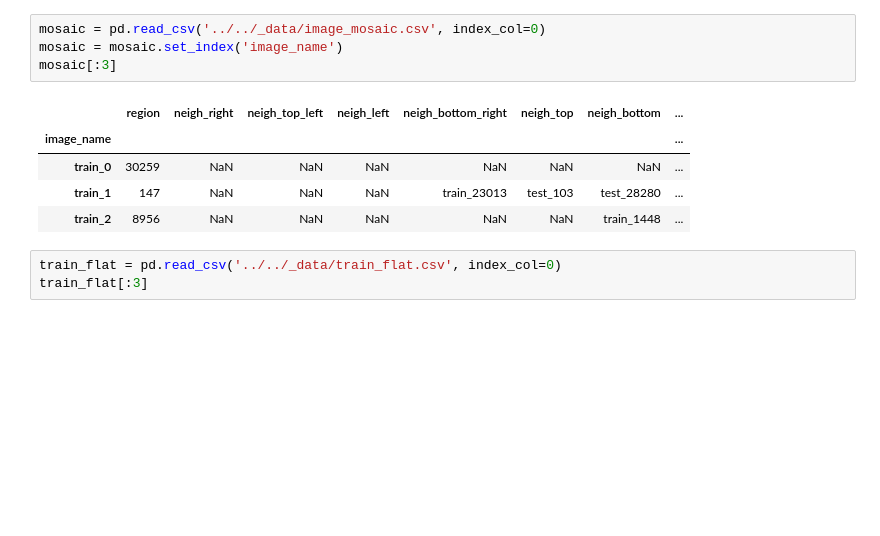
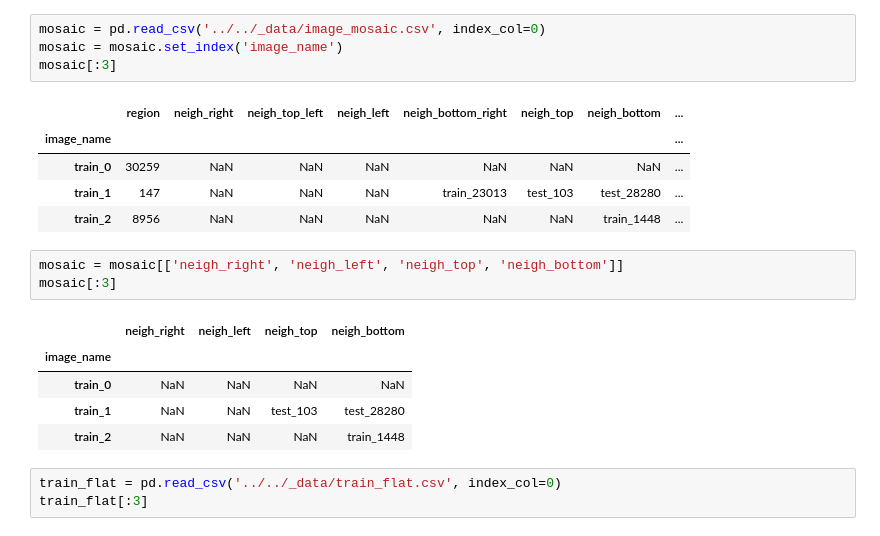
Before and after one commit to lopuhin/kaggle-amazon-2017, a Jupyter notebook: notebooks/stitching features.ipynb, the cells around one changed output. Cells and saved outputs as stored; diff of their text form; blank space fills up the shorter version.

Commit message:
Remove diagonal neighbours

```diff
--- a/notebooks/stitching features.ipynb
+++ b/notebooks/stitching features.ipynb
@@ -33,6 +33,15 @@ mosaic[:3]
 | train_0 | 30259 | NaN | NaN | NaN | NaN | NaN | NaN | ... |
 | train_1 | 147 | NaN | NaN | NaN | train_23013 | test_103 | test_28280 | ... |
 | train_2 | 8956 | NaN | NaN | NaN | NaN | NaN | train_1448 | ... |
+# %%
+mosaic = mosaic[['neigh_right', 'neigh_left', 'neigh_top', 'neigh_bottom']]
+mosaic[:3]
+# %% [output]
+|  | neigh_right | neigh_left | neigh_top | neigh_bottom |
+| image_name |  |  |  |  |
+| train_0 | NaN | NaN | NaN | NaN |
+| train_1 | NaN | NaN | test_103 | test_28280 |
+| train_2 | NaN | NaN | NaN | train_1448 |
 # %%
 train_flat = pd.read_csv('../../_data/train_flat.csv', index_col=0)
 train_flat[:3]
```
Also changed, not shown: parts of 4 cells of this notebook.
